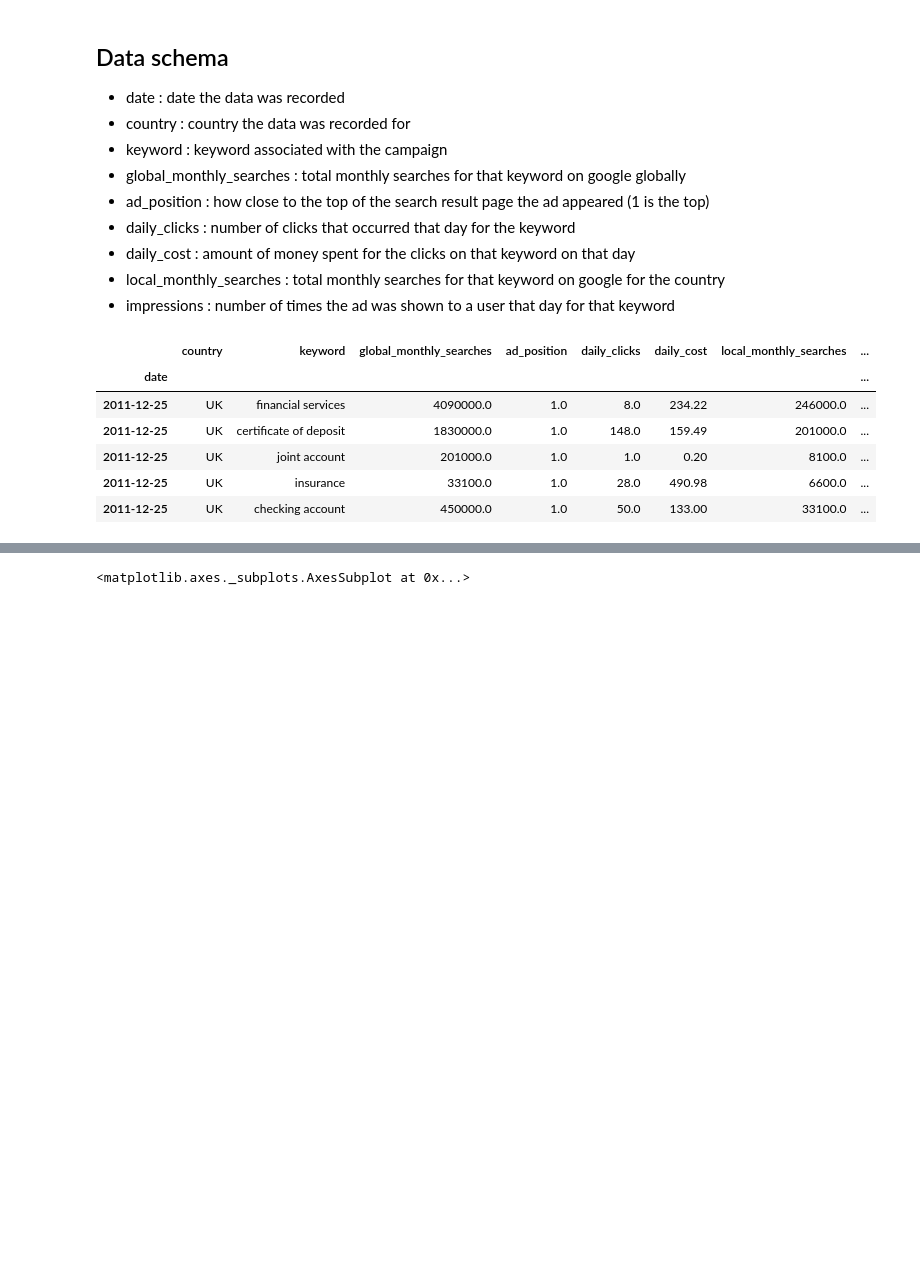
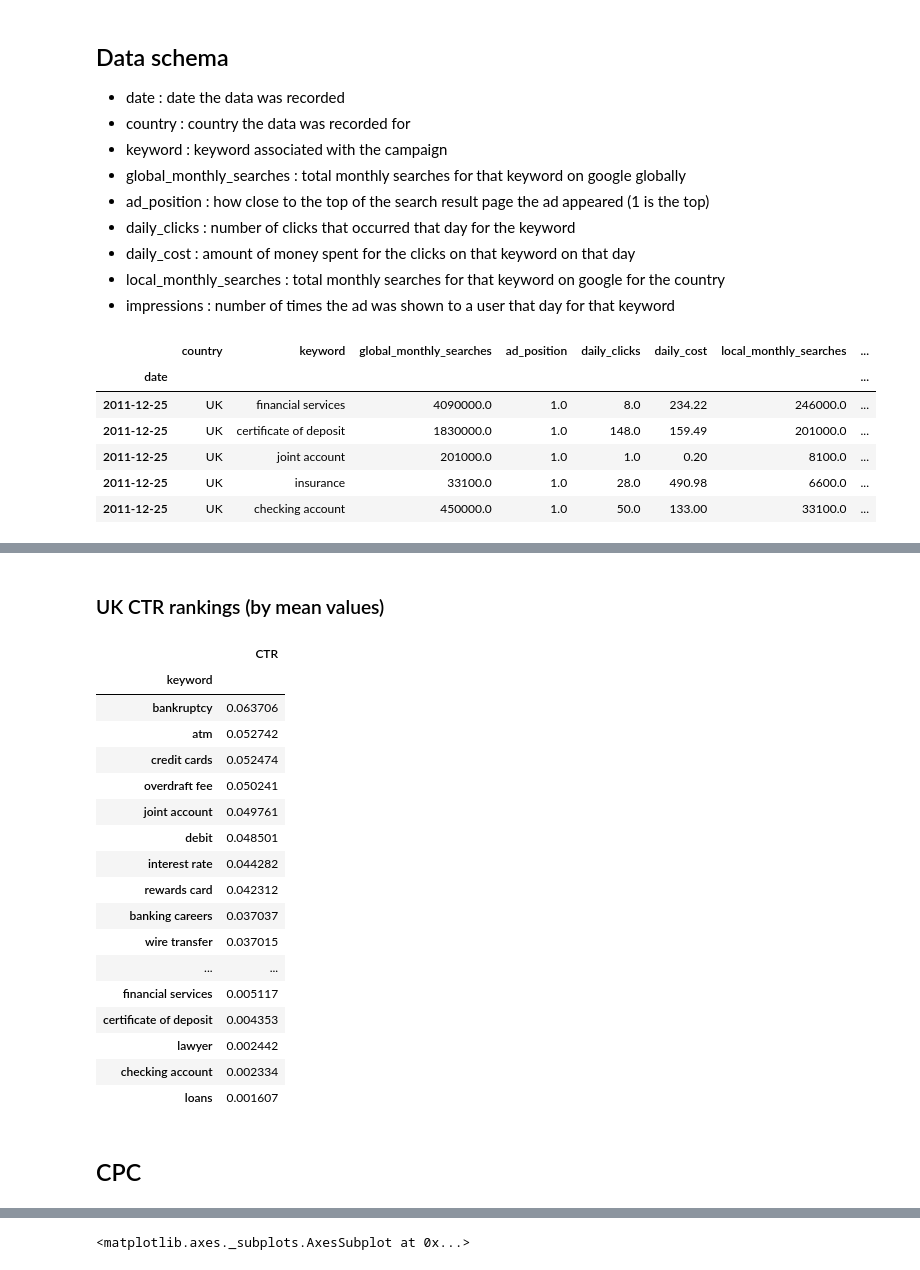
Before and after one commit to caheredia/ad_data_challenge, a Jupyter notebook: 0.1_ch_data_exploration.ipynb, the cells around one changed output, grey strips where cells are left out. Drawn from its saved outputs; the diff is of its cells as text; code cells hidden in the pictures; blank space fills up the shorter version.

```diff
--- a/0.1_ch_data_exploration.ipynb
+++ b/0.1_ch_data_exploration.ipynb
@@ -71,0 +104,27 @@ data['click_thru_rate'] = data['daily_clicks'] / data['impressions']
+# %% [markdown]
+### UK CTR rankings (by mean values)
+# %%
+region = 'UK'
+uk_ctr = rank_ctr(data, region)
+uk_ctr
+# %% [output]
+|  | CTR |
+| keyword |  |
+| bankruptcy | 0.063706 |
+| atm | 0.052742 |
+| credit cards | 0.052474 |
+| overdraft fee | 0.050241 |
+| joint account | 0.049761 |
+| debit | 0.048501 |
+| interest rate | 0.044282 |
+| rewards card | 0.042312 |
+| banking careers | 0.037037 |
+| wire transfer | 0.037015 |
+| ... | ... |
+| financial services | 0.005117 |
+| certificate of deposit | 0.004353 |
+| lawyer | 0.002442 |
+| checking account | 0.002334 |
+| loans | 0.001607 |
+# %% [markdown]
+## CPC
```
Also changed, not shown: parts of 16 cells of this notebook.
